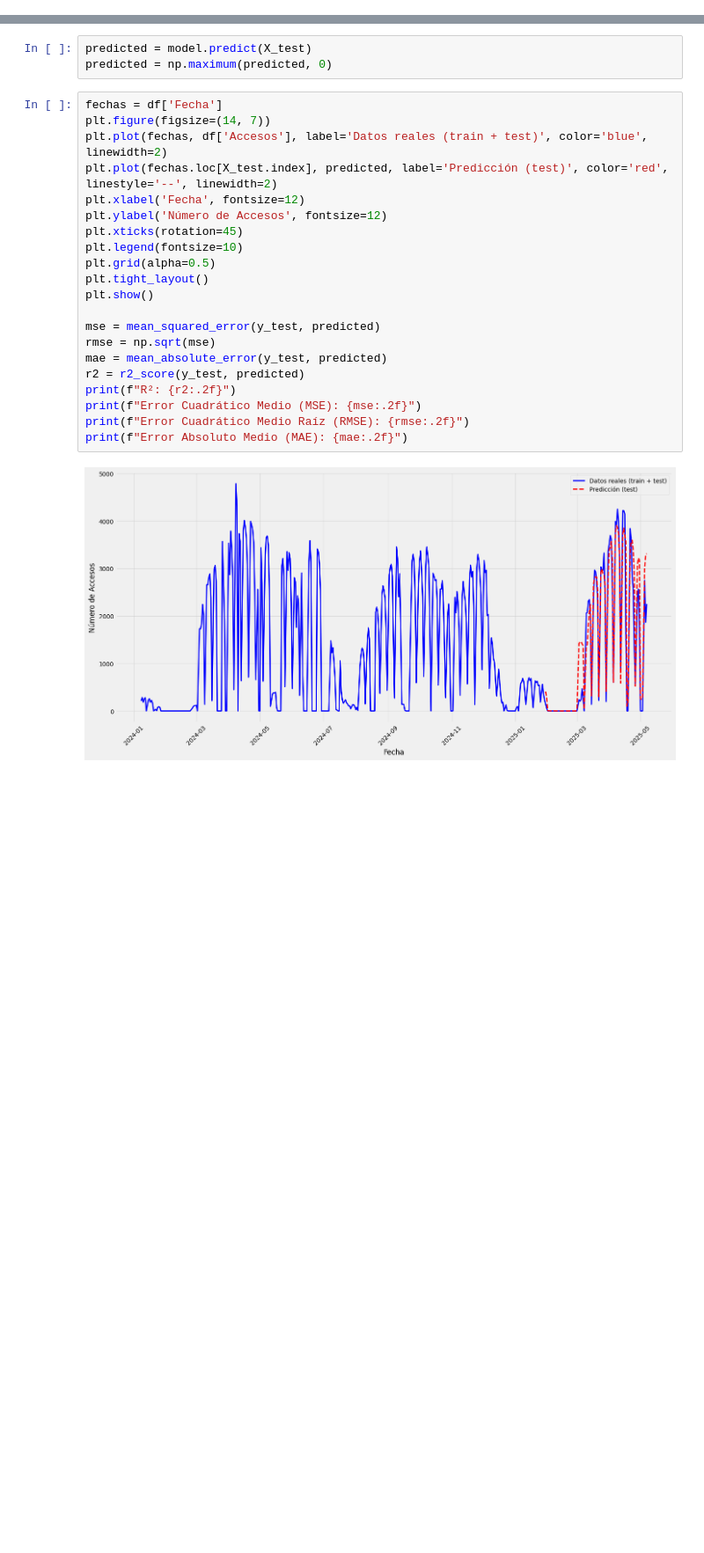
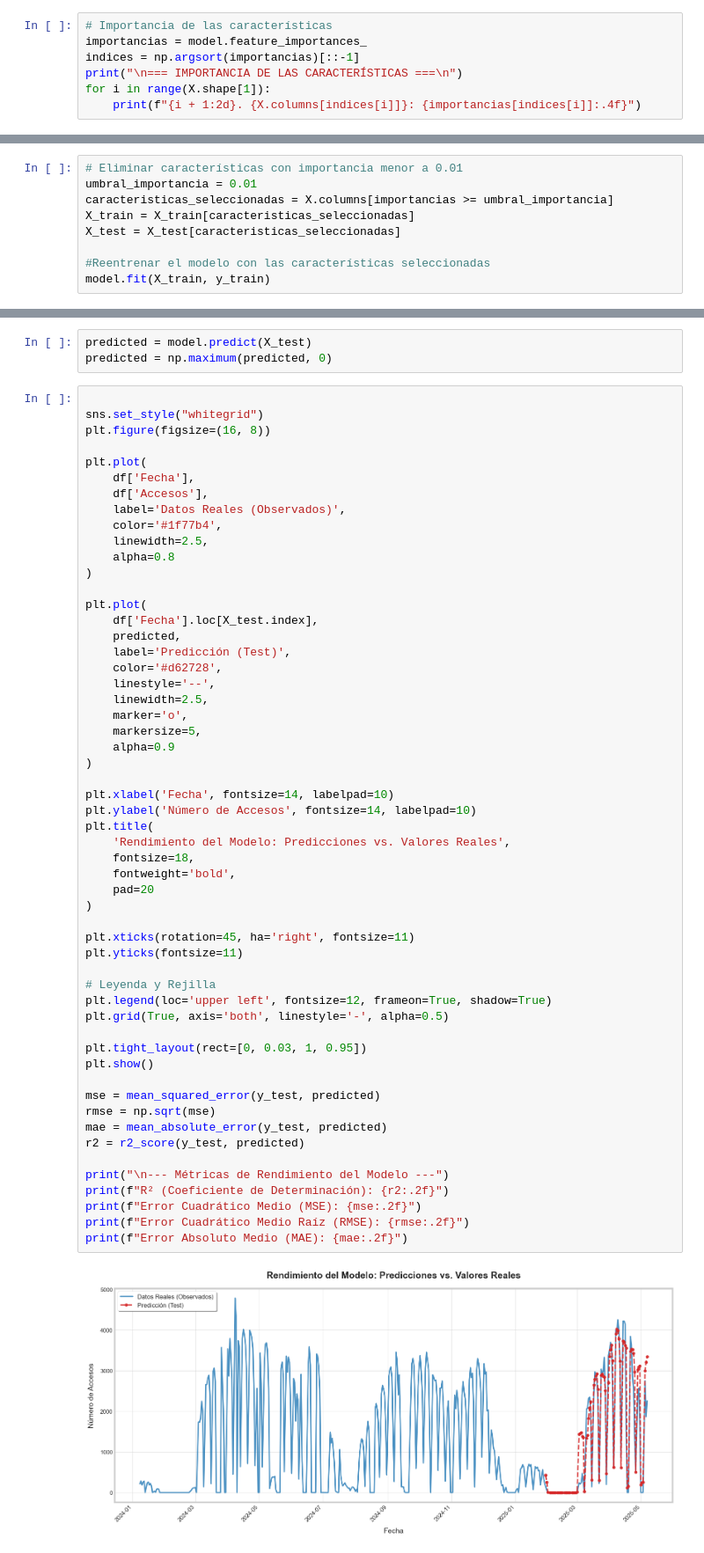
Before and after one commit to TomoCid/Proyecto_Central_ADD, a Jupyter notebook: RandomForest.ipynb, the cells around one changed output, grey strips where cells are left out. Shown at 88% size. Drawn from its saved outputs; the diff is of its cells as text; blank space fills up the shorter version.

```diff
--- a/RandomForest.ipynb
+++ b/RandomForest.ipynb
@@ -350,0 +362,7 @@ Modelo guardado como 'Archivos Auxiliares/modelo_RandomForest.pkl'
+# %%
+# Importancia de las características
+importancias = model.feature_importances_
+indices = np.argsort(importancias)[::-1]
+print("\n=== IMPORTANCIA DE LAS CARACTERÍSTICAS ===\n")
+for i in range(X.shape[1]):
+    print(f"{i + 1:2d}. {X.columns[indices[i]]}: {importancias[indices[i]]:.4f}")
@@ -350,0 +387,9 @@ Modelo guardado como 'Archivos Auxiliares/modelo_RandomForest.pkl'
+# %%
+# Eliminar características con importancia menor a 0.01
+umbral_importancia = 0.01
+caracteristicas_seleccionadas = X.columns[importancias >= umbral_importancia]
+X_train = X_train[caracteristicas_seleccionadas]
+X_test = X_test[caracteristicas_seleccionadas]
+
+#Reentrenar el modelo con las características seleccionadas
+model.fit(X_train, y_train)
@@ -352,25 +399,59 @@ Modelo guardado como 'Archivos Auxiliares/modelo_RandomForest.pkl'
 predicted = model.predict(X_test)
 predicted = np.maximum(predicted, 0)
 # %%
-fechas = df['Fecha']
-plt.figure(figsize=(14, 7))
-plt.plot(fechas, df['Accesos'], label='Datos reales (train + test)', color='blue', linewidth=2)
-plt.plot(fechas.loc[X_test.index], predicted, label='Predicción (test)', color='red', linestyle='--', linewidth=2)
-plt.xlabel('Fecha', fontsize=12)
-plt.ylabel('Número de Accesos', fontsize=12)
-plt.xticks(rotation=45)
-plt.legend(fontsize=10)
-plt.grid(alpha=0.5)
-plt.tight_layout()
+
+sns.set_style("whitegrid")
+plt.figure(figsize=(16, 8))
+
+plt.plot(
+    df['Fecha'],
+    df['Accesos'],
+    label='Datos Reales (Observados)',
+    color='#1f77b4',
+    linewidth=2.5,
+    alpha=0.8
+)
+
+plt.plot(
+    df['Fecha'].loc[X_test.index],
+    predicted,
+    label='Predicción (Test)',
+    color='#d62728',
+    linestyle='--',
+    linewidth=2.5,
+    marker='o',
+    markersize=5,
+    alpha=0.9
+)
+
+plt.xlabel('Fecha', fontsize=14, labelpad=10)
+plt.ylabel('Número de Accesos', fontsize=14, labelpad=10)
+plt.title(
+    'Rendimiento del Modelo: Predicciones vs. Valores Reales',
+    fontsize=18,
+    fontweight='bold',
+    pad=20
+)
+
+plt.xticks(rotation=45, ha='right', fontsize=11)
+plt.yticks(fontsize=11)
+
+# Leyenda y Rejilla
+plt.legend(loc='upper left', fontsize=12, frameon=True, shadow=True)
+plt.grid(True, axis='both', linestyle='-', alpha=0.5)
+
+plt.tight_layout(rect=[0, 0.03, 1, 0.95])
 plt.show()
 
 mse = mean_squared_error(y_test, predicted)
 rmse = np.sqrt(mse)
 mae = mean_absolute_error(y_test, predicted)
 r2 = r2_score(y_test, predicted)
-print(f"R²: {r2:.2f}")
+
+print("\n--- Métricas de Rendimiento del Modelo ---")
+print(f"R² (Coeficiente de Determinación): {r2:.2f}")
 print(f"Error Cuadrático Medio (MSE): {mse:.2f}")
 print(f"Error Cuadrático Medio Raíz (RMSE): {rmse:.2f}")
 print(f"Error Absoluto Medio (MAE): {mae:.2f}")
 # %% [output]
-[figure, old version]
+[figure, new version]
```
Also changed, not shown: parts of 9 cells of this notebook.
